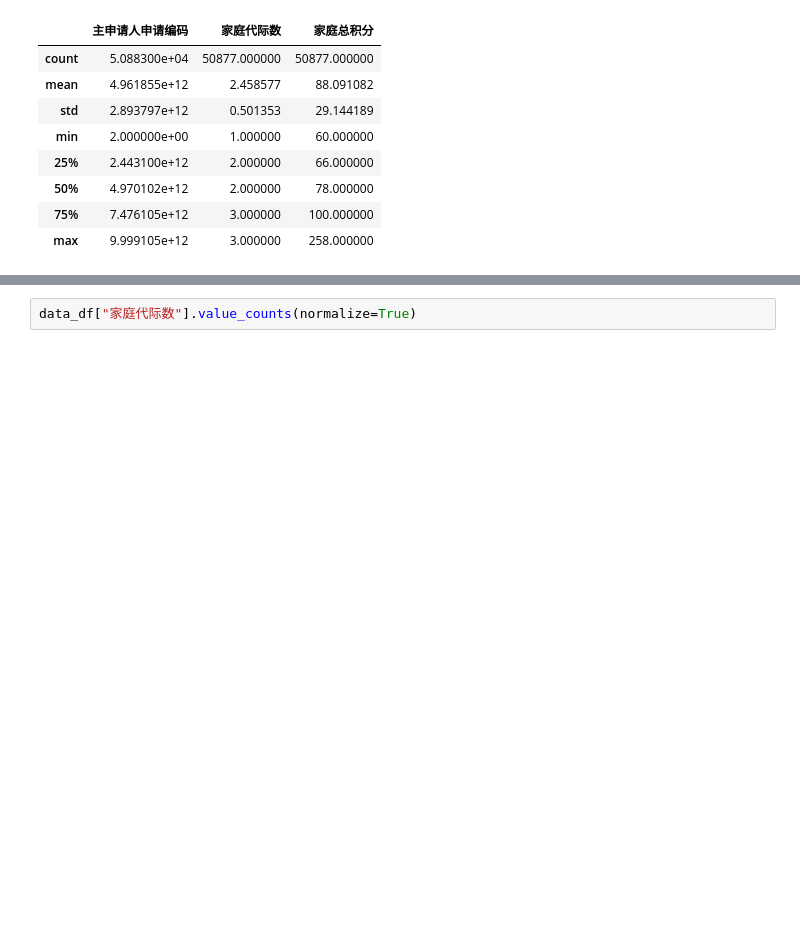
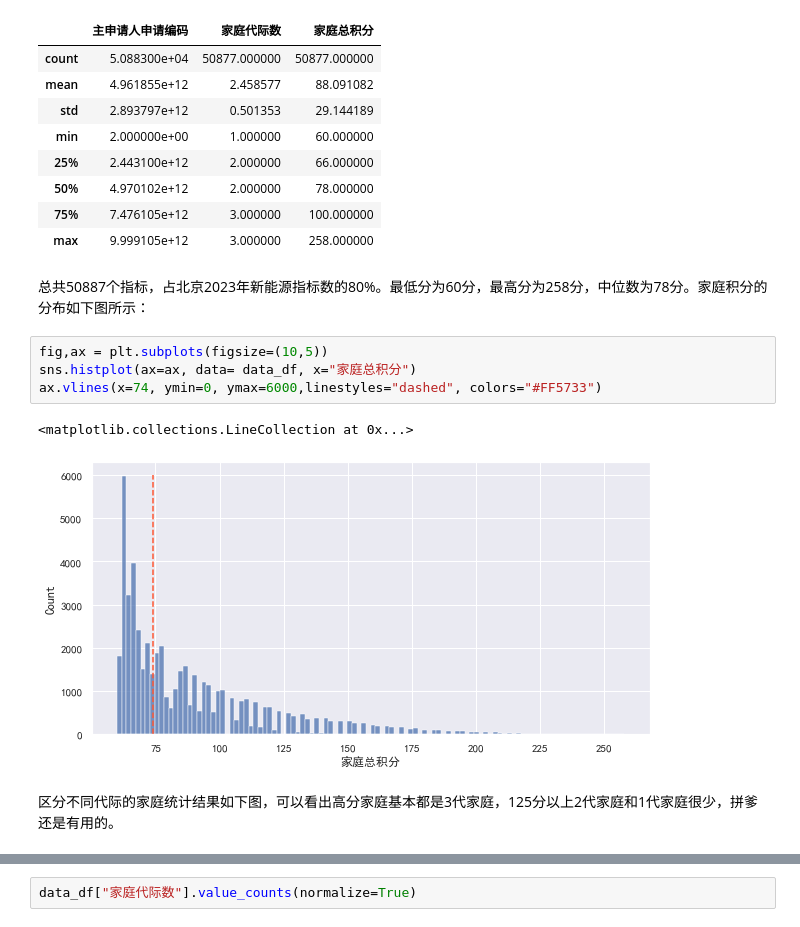
Before and after one commit to philocfd/Data-science, a Jupyter notebook: car_lottery_2023.ipynb, the cells around one changed output, grey strips where cells are left out. Cells and saved outputs as stored; diff of their text form; blank space fills up the shorter version.

```diff
--- a/car_lottery_2023.ipynb
+++ b/car_lottery_2023.ipynb
@@ -39,3 +54,14 @@ data_df.describe()
 | 50% | 4.970102e+12 | 2.000000 | 78.000000 |
 | 75% | 7.476105e+12 | 3.000000 | 100.000000 |
 | max | 9.999105e+12 | 3.000000 | 258.000000 |
+# %% [markdown]
+总共50887个指标，占北京2023年新能源指标数的80%。最低分为60分，最高分为258分，中位数为78分。家庭积分的分布如下图所示：
+# %%
+fig,ax = plt.subplots(figsize=(10,5))
+sns.histplot(ax=ax, data= data_df, x="家庭总积分")
+ax.vlines(x=74, ymin=0, ymax=6000,linestyles="dashed", colors="#FF5733")
+# %% [output]
+<matplotlib.collections.LineCollection at 0x...>
+[figure, added]
+# %% [markdown]
+区分不同代际的家庭统计结果如下图，可以看出高分家庭基本都是3代家庭，125分以上2代家庭和1代家庭很少，拼爹还是有用的。
```
Also changed, not shown: parts of 25 cells of this notebook.
